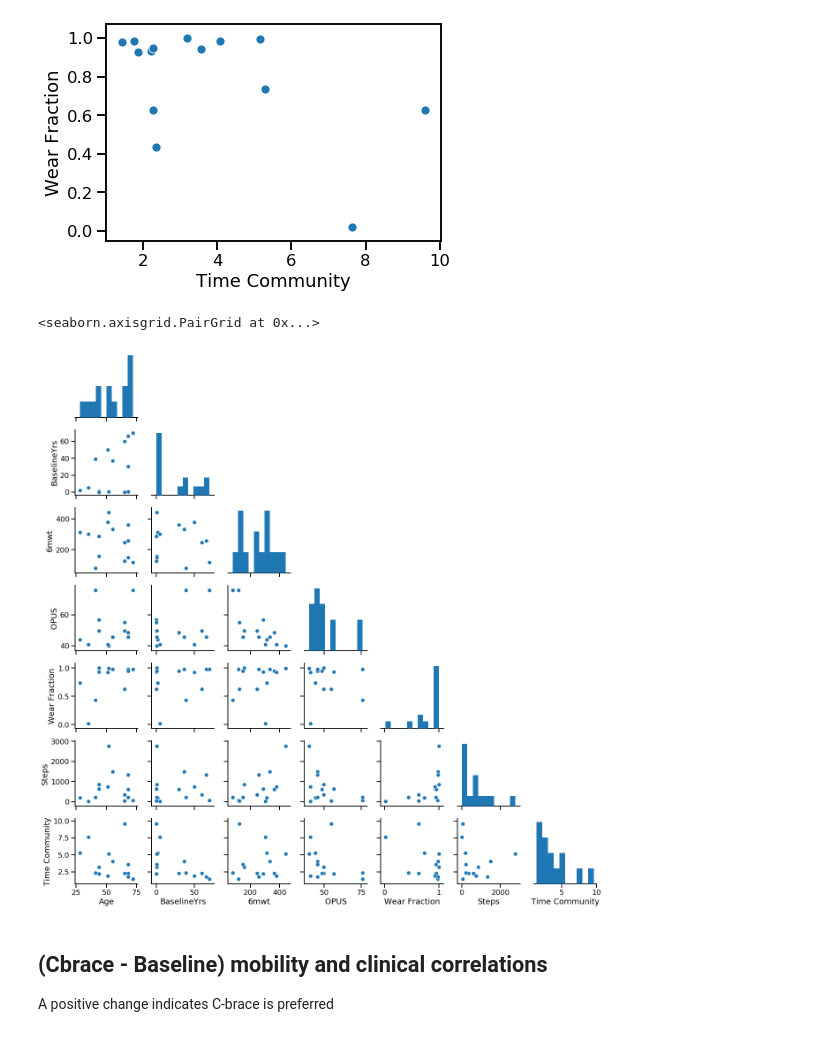
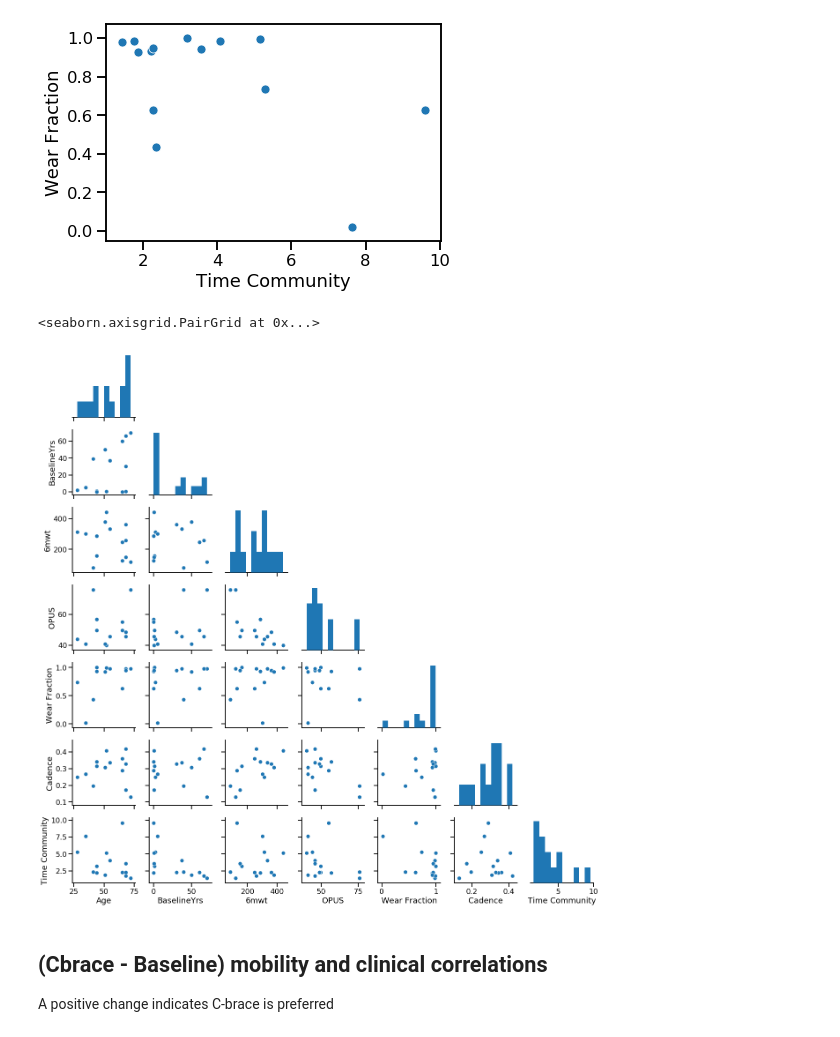
Before and after one commit to Luke3D/CbrAnalysis, a Jupyter notebook: PaperAnalysis.ipynb, the cells around one changed output. Drawn from its saved outputs; the diff is of its cells as text; code cells hidden in the pictures.

Commit message:
updated paperAnalysis with final paper figures

```diff
--- a/PaperAnalysis.ipynb
+++ b/PaperAnalysis.ipynb
@@ -770,24 +822,0 @@ Steps Cadence (0.6902459570761266, 0.006287647090954931)
-# %%
-#C-brace
-FeatsubjCBR = dur.query('NewBrace==1')
-FeatsubjCBR.head()
-FeatsubjCBR=pd.merge(FeatsubjCBR, OPUSdata.query('NewBrace==1'),on=['SubjID', 'NewBrace'])
-FeatsubjCBR=FeatsubjCBR[['SubjID','NewBrace','Age','BaselineYrs','6mwt','10mwt_ss','OPUS','Steps','Cadence','Wear Fraction',
-                   'Daily Duration']]
-FeatsubjCBR.rename(columns={'Daily Duration':'Time Community'},inplace=True)
-#personal device
-fig, ax = plt.subplots(1,3, figsize=(18,12))
-ax = ax.ravel()
-for i,f in enumerate(['Wear Fraction', 'Steps', 'Time Community']):
-    fcorr = FeatsubjCBR.drop(['NewBrace','SubjID'],axis=1)[[f,
-                                                         '6mwt','10mwt_ss','Cadence','OPUS','Age','BaselineYrs']].corr()
-    #generate an triangular correlation matrix
-    mask = np.zeros_like(fcorr, dtype=np.bool)
-    mask[np.triu_indices_from(mask)] = True
-    cmap = sns.diverging_palette(275, 45, 80, 70, as_cmap=True)
-    sns.set_context('notebook',font_scale=1)
-    sns.heatmap(data=fcorr,mask=mask,cmap='cool',annot=True,fmt='.2f',square=True, vmin=-1, vmax=1,
-                ax=ax[i], cbar=False, linewidths=3)
-    sns.set_context('talk',font_scale=1)
-    plt.tight_layout()
-plt.savefig('./Figs/corr_CBR.jpg',dpi=400)
@@ -827,10 +854,10 @@ sns.scatterplot(x='Time Community', y='Wear Fraction', data=Featsubj)
 [figure]
 # %%
 sns.set_context('talk')
-sns.pairplot(data=Featsubj[['Age','BaselineYrs','6mwt','OPUS','Wear Fraction','Steps','Time Community']],corner=True)
+sns.pairplot(data=Featsubj[['Age','BaselineYrs','6mwt','OPUS','Wear Fraction','Cadence','Time Community']],corner=True)
 # %% [output]
 <seaborn.axisgrid.PairGrid at 0x...>
-[figure, old version]
+[figure, new version]
 # %%
 # from scipy.stats import iqr
 
```
Also changed, not shown: parts of 27 cells of this notebook.
